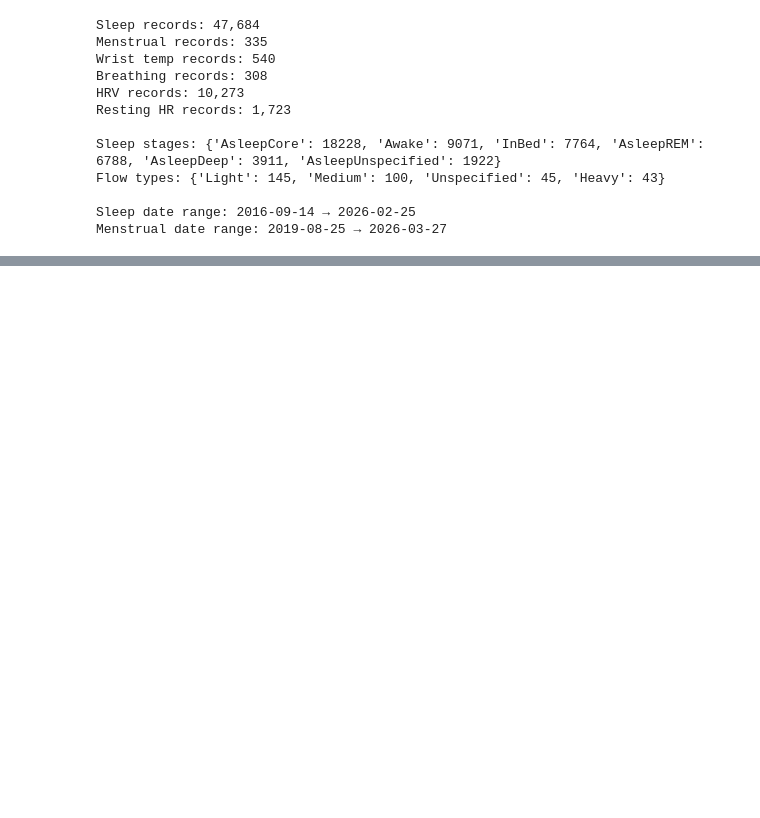
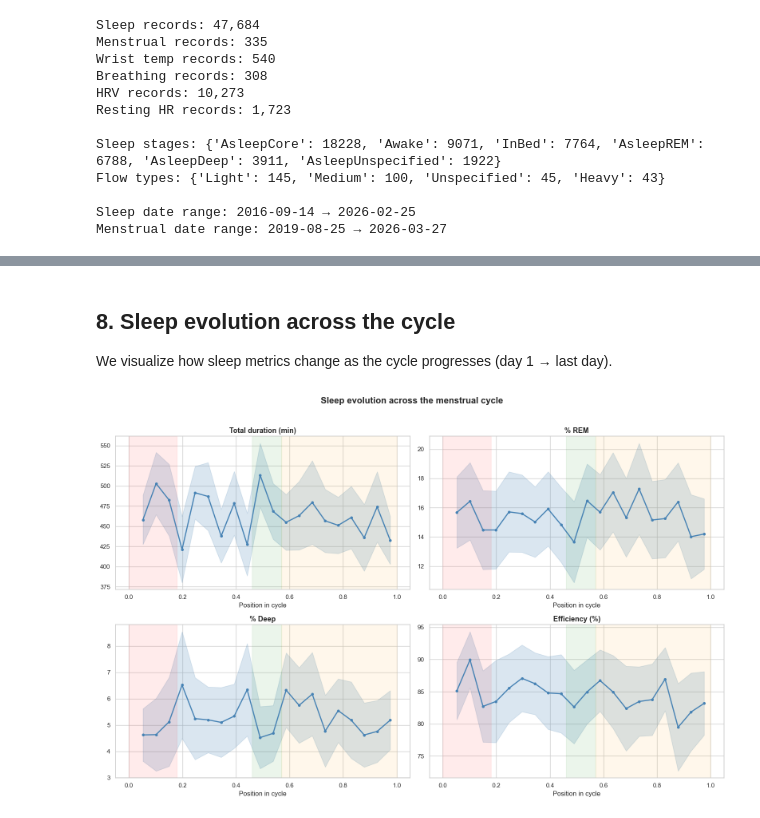
Before and after one commit to aroaxinping/redmoon, a Jupyter notebook: notebooks/analysis.ipynb, the cells around one changed output, grey strips where cells are left out. Saved outputs shown, nothing was run; the diff lists cells and outputs as text; code cells hidden in the pictures; blank space fills up the shorter version.

```diff
--- a/notebooks/analysis.ipynb
+++ b/notebooks/analysis.ipynb
@@ -956,0 +423,38 @@ plt.show()
+# %% [markdown]
+## 8. Sleep evolution across the cycle
+
+We visualize how sleep metrics change as the cycle progresses (day 1 → last day).
+# %%
+# Normalize cycle day position (0 to 1)
+cycle_sleep_norm = cycle_sleep.copy()
+cycle_sleep_norm["cycle_pos"] = cycle_sleep_norm["cycle_day"] / cycle_sleep_norm["cycle_length"]
+
+fig, axes = plt.subplots(2, 2, figsize=(16, 10))
+plot_metrics = ["total_sleep_min", "pct_rem", "pct_deep", "efficiency"]
+
+for ax, metric in zip(axes.flat, plot_metrics):
+    # Bin into 20 equal segments of the cycle
+    temp = cycle_sleep_norm[["cycle_pos", metric]].dropna()
+    temp["bin"] = pd.cut(temp["cycle_pos"], bins=20)
+    binned = temp.groupby("bin", observed=True)[metric].agg(["mean", "sem"])
+    bin_centers = [interval.mid for interval in binned.index]
+
+    ax.fill_between(bin_centers,
+                    binned["mean"] - 1.96 * binned["sem"],
+                    binned["mean"] + 1.96 * binned["sem"],
+                    alpha=0.2, color="steelblue")
+    ax.plot(bin_centers, binned["mean"], "o-", color="steelblue", linewidth=2, markersize=4)
+
+    # Phase boundaries
+    ax.axvspan(0, 0.18, alpha=0.08, color="red")
+    ax.axvspan(0.46, 0.57, alpha=0.08, color="green")
+    ax.axvspan(0.57, 1.0, alpha=0.08, color="orange")
+
+    ax.set_title(metric_labels[metric], fontsize=13, fontweight="bold")
+    ax.set_xlabel("Position in cycle")
+
+fig.suptitle("Sleep evolution across the menstrual cycle", fontsize=16, fontweight="bold", y=1.02)
+plt.tight_layout()
+plt.show()
+# %% [output]
+[figure, added]
```
Also changed, not shown: parts of 69 cells of this notebook, 6 other files.
